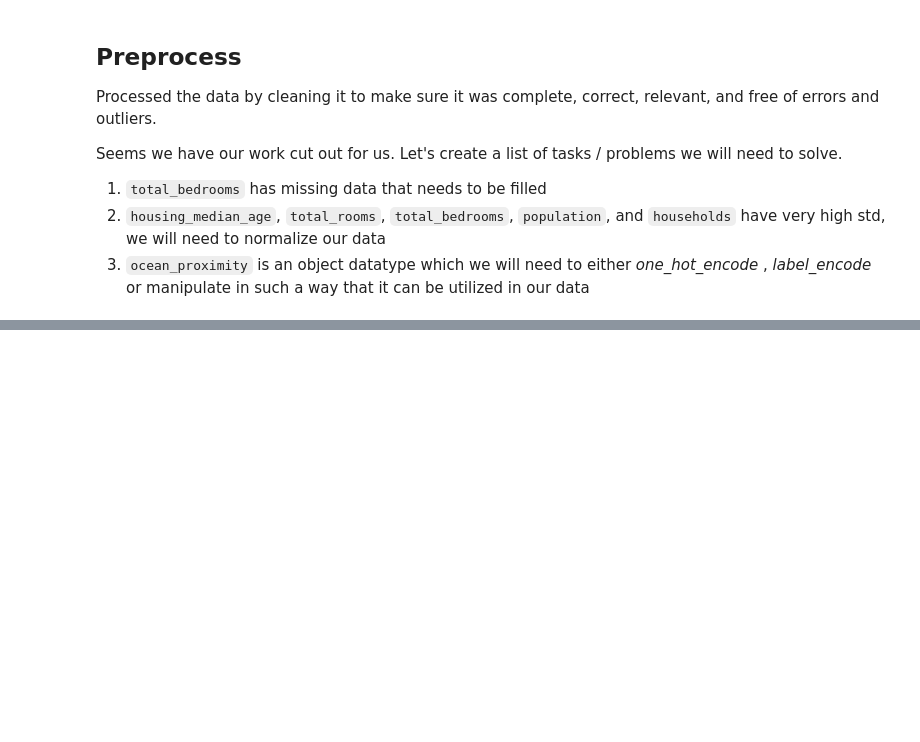
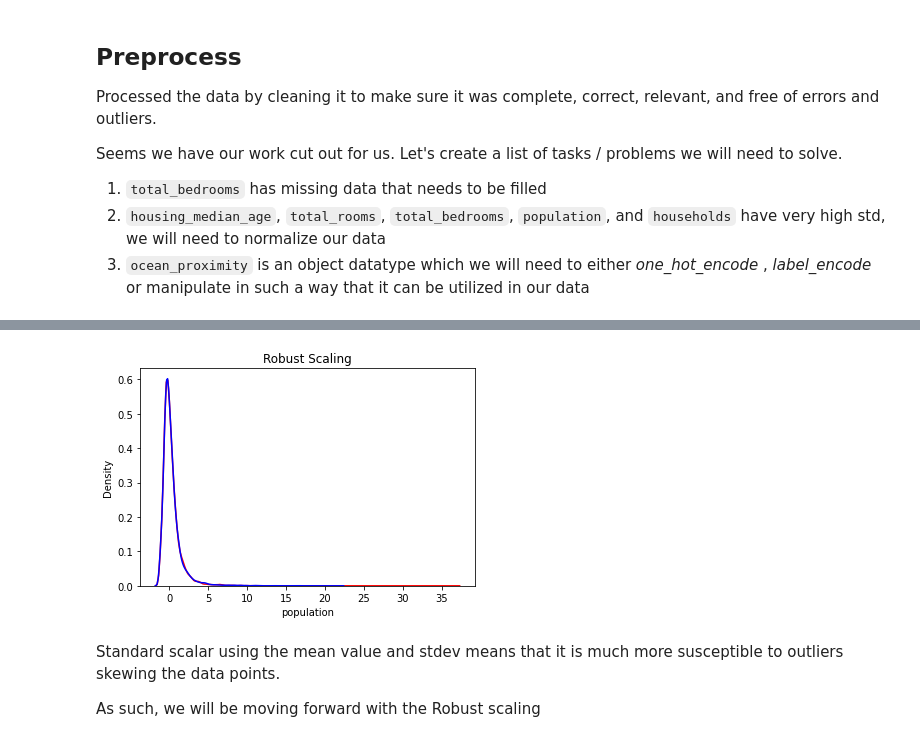
Before and after one commit to Kirlewn/Machine-Learning-Projects, a Jupyter notebook: Regression/california_housing_ml_notebook.ipynb, the cells around one changed output, grey strips where cells are left out. Saved outputs shown, nothing was run; the diff lists cells and outputs as text; code cells hidden in the pictures; blank space fills up the shorter version.

```diff
--- a/Regression/california_housing_ml_notebook.ipynb
+++ b/Regression/california_housing_ml_notebook.ipynb
@@ -244,0 +469,3 @@ Let's create a list of tasks / problems we will need to solve.
+# %%
+rs_data_df = pd.DataFrame(rs_data, columns = ['longitude', 'latitude',	'housing_median_age',	'total_rooms', 'total_bedrooms',	'population',	'households'	,'median_income', 'median_house_value'])
+rs_data_df.head()
@@ -244,0 +479,9 @@ Let's create a list of tasks / problems we will need to solve.
+# %%
+sns.kdeplot(rs_data_df['population'], color ='r')
+sns.kdeplot(rs_data_df['total_rooms'], color ='b').set(title = 'Robust Scaling');
+# %% [output]
+[figure, added]
+# %% [markdown]
+Standard scalar using the mean value and stdev means that it is much more susceptible to outliers skewing the data points.
+
+As such, we will be moving forward with the Robust scaling
```
Also changed, not shown: parts of 40 cells of this notebook.
